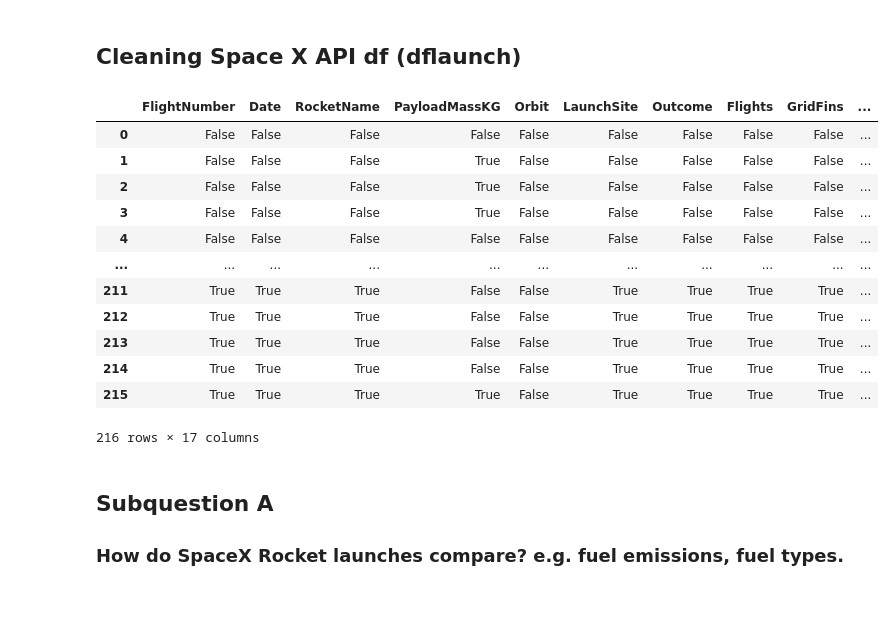
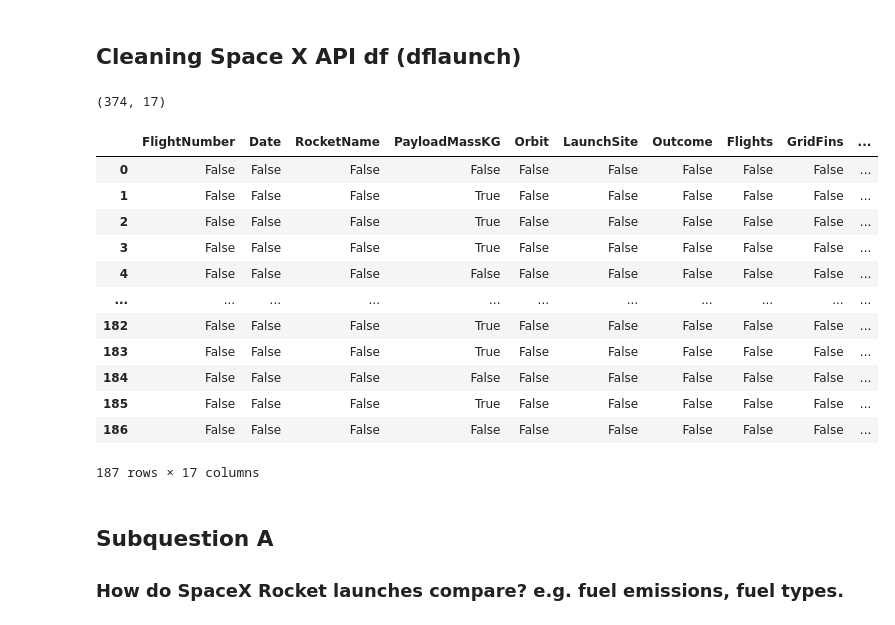
Before and after one commit to AbigailKempson/CFG_final_project, a Jupyter notebook: CFG_Final_Project_Version_2.ipynb, the cells around one changed output. Cells and saved outputs as stored; diff of their text form; code cells hidden in the pictures.

```diff
--- a/CFG_Final_Project_Version_2.ipynb
+++ b/CFG_Final_Project_Version_2.ipynb
@@ -549,29 +522,34 @@ msno.matrix(reentries_df)
 # %%
 # Wrote DataFrame to a CSV file to cross check data in the dataframe,
 dflaunch.to_csv('dflaunch.csv', index=False)
+# %%
+dflaunch.shape
+# %% [output]
+(374, 17)
 # %%
-#Dropped rows where Rocket Name column was empty
-dflaunch.dropna(subset=['RocketName'])
+#Dropped rows where Rocket Name column was empty, modify origianl DF
+dflaunch.dropna(subset=['RocketName'], inplace=True)
+
 # keep gridfins, reused, legs?
 
 dflaunch.isna()
 #to delete landingpad, block, flights
 
 # to fill or delete nan values
 # %% [output]
 |  | FlightNumber | Date | RocketName | PayloadMassKG | Orbit | LaunchSite | Outcome | Flights | GridFins | ... |
 | 0 | False | False | False | False | False | False | False | False | False | ... |
 | 1 | False | False | False | True | False | False | False | False | False | ... |
 | 2 | False | False | False | True | False | False | False | False | False | ... |
 | 3 | False | False | False | True | False | False | False | False | False | ... |
 | 4 | False | False | False | False | False | False | False | False | False | ... |
 | ... | ... | ... | ... | ... | ... | ... | ... | ... | ... | ... |
-| 211 | True | True | True | False | False | True | True | True | True | ... |
-| 212 | True | True | True | False | False | True | True | True | True | ... |
-| 213 | True | True | True | False | False | True | True | True | True | ... |
-| 214 | True | True | True | False | False | True | True | True | True | ... |
-| 215 | True | True | True | True | False | True | True | True | True | ... |
+| 182 | False | False | False | True | False | False | False | False | False | ... |
+| 183 | False | False | False | True | False | False | False | False | False | ... |
+| 184 | False | False | False | False | False | False | False | False | False | ... |
+| 185 | False | False | False | True | False | False | False | False | False | ... |
+| 186 | False | False | False | False | False | False | False | False | False | ... |
-216 rows × 17 columns
+187 rows × 17 columns
 # %% [markdown]
 ## Subquestion A
 ### How do SpaceX Rocket launches compare? e.g. fuel emissions, fuel types.
```
Also changed, not shown: parts of 21 cells of this notebook.
